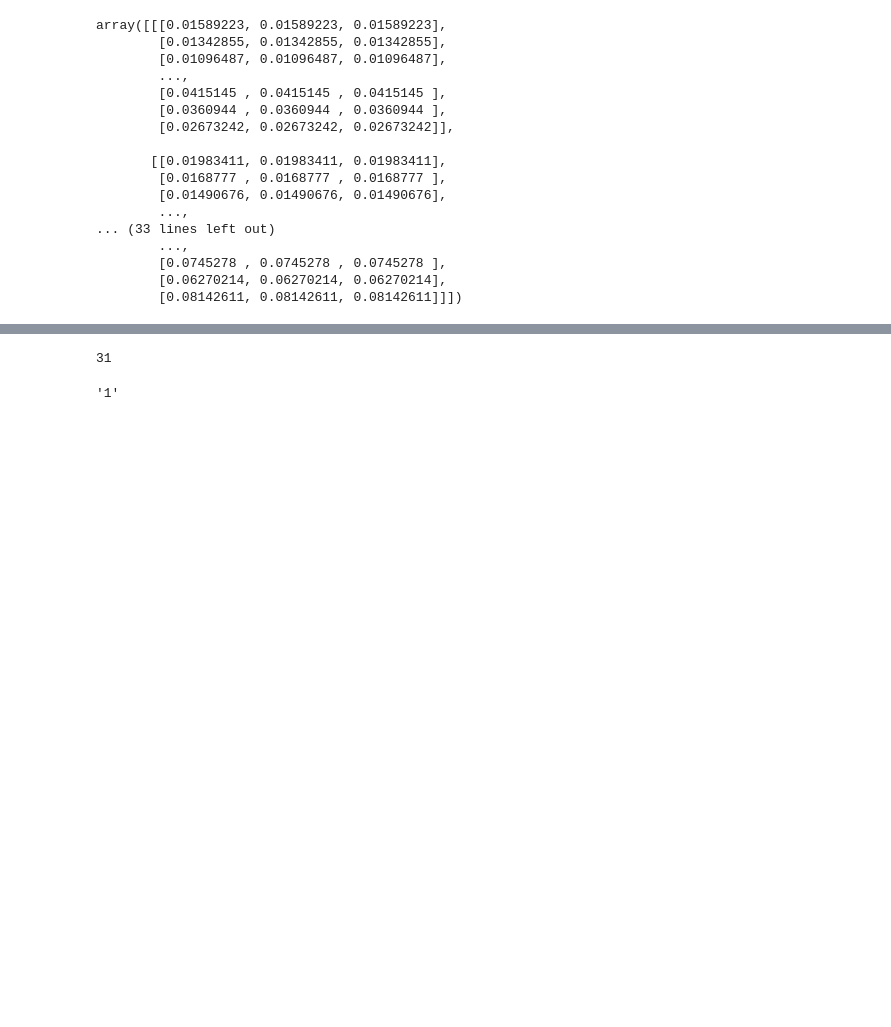
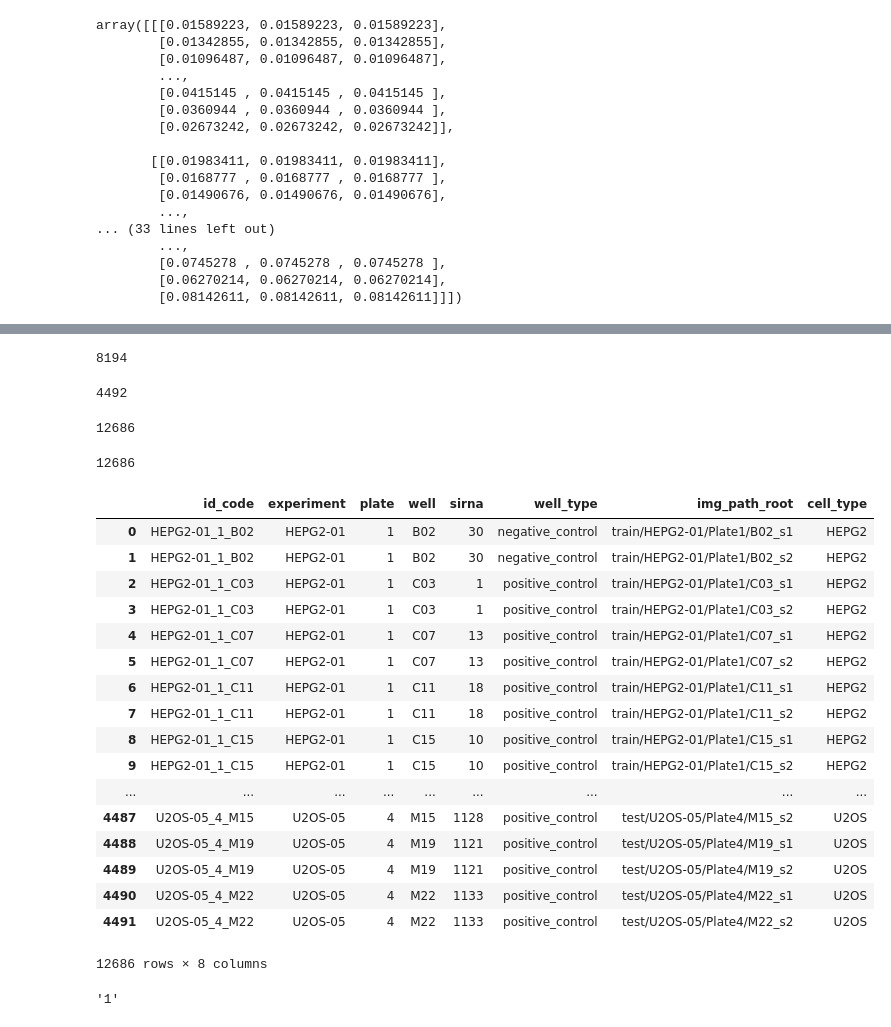
Before and after one commit to rbudnar/Capstone-project, a Jupyter notebook: Testing.ipynb, the cells around one changed output, grey strips where cells are left out. Cells and saved outputs as stored; diff of their text form; code cells hidden in the pictures; blank space fills up the shorter version.

```diff
--- a/Testing.ipynb
+++ b/Testing.ipynb
@@ -121,4 +157,6 @@ df.loc[df['channel'] == '1']["mean"].mean()
 # %%
+# df_train = df_train.drop(["Unnamed: 0"], axis=1)
+display(len(df_train), len(df_test), len(df_train) + len(df_test))
 #df.to_csv(path_or_buf="train_1.csv", index=False)
 # df3 = generate_dataframe_from_csv_rootpath("./train.csv")
 # df3.to_csv(path_or_buf="train_root.csv", index=False)
@@ -128,14 +166,39 @@ df.loc[df['channel'] == '1']["mean"].mean()
 # df4 = pd.read_csv("train_6.csv", dtype={'sirna': object})
 # df_controls = generate_dataframe_from_csv_horizontal("./train_controls.csv", 6, root_name_only=True)
 # df_controls["cell_type"] = df_controls["experiment"].apply(lambda r: r[:r.find("-")])
-df = pd.read_csv("train_controls_root.csv", dtype={'sirna': object})
-# df_test = pd.read_csv("test.csv")
-# df = pd.read_csv("train_1.csv")
-# display(df)
-rows = df[df["cell_type"] == "HEPG2"]
-# display(rows)
-x = rows[["img_path_root", "cell_type"]]
-y = rows["sirna"]
-display(len(y.unique()))
+# df = pd.read_csv("train_controls_root.csv", dtype={'sirna': object})
+# # df_test = pd.read_csv("test.csv")
+# # df = pd.read_csv("train_1.csv")
+# # display(df)
+# rows = df[df["cell_type"] == "HEPG2"]
+# # display(rows)
+# x = rows[["img_path_root", "cell_type"]]
+# y = rows["sirna"]
+# display(len(y.unique()))
 # %% [output]
-31
+8194
+4492
+12686
+# %%
+merged = pd.concat([df_train, df_test])
+display(len(merged), merged)
+# %% [output]
+12686
+|  | id_code | experiment | plate | well | sirna | well_type | img_path_root | cell_type |
+| 0 | HEPG2-01_1_B02 | HEPG2-01 | 1 | B02 | 30 | negative_control | train/HEPG2-01/Plate1/B02_s1 | HEPG2 |
+| 1 | HEPG2-01_1_B02 | HEPG2-01 | 1 | B02 | 30 | negative_control | train/HEPG2-01/Plate1/B02_s2 | HEPG2 |
+| 2 | HEPG2-01_1_C03 | HEPG2-01 | 1 | C03 | 1 | positive_control | train/HEPG2-01/Plate1/C03_s1 | HEPG2 |
+| 3 | HEPG2-01_1_C03 | HEPG2-01 | 1 | C03 | 1 | positive_control | train/HEPG2-01/Plate1/C03_s2 | HEPG2 |
+| 4 | HEPG2-01_1_C07 | HEPG2-01 | 1 | C07 | 13 | positive_control | train/HEPG2-01/Plate1/C07_s1 | HEPG2 |
+| 5 | HEPG2-01_1_C07 | HEPG2-01 | 1 | C07 | 13 | positive_control | train/HEPG2-01/Plate1/C07_s2 | HEPG2 |
+| 6 | HEPG2-01_1_C11 | HEPG2-01 | 1 | C11 | 18 | positive_control | train/HEPG2-01/Plate1/C11_s1 | HEPG2 |
+| 7 | HEPG2-01_1_C11 | HEPG2-01 | 1 | C11 | 18 | positive_control | train/HEPG2-01/Plate1/C11_s2 | HEPG2 |
+| 8 | HEPG2-01_1_C15 | HEPG2-01 | 1 | C15 | 10 | positive_control | train/HEPG2-01/Plate1/C15_s1 | HEPG2 |
+| 9 | HEPG2-01_1_C15 | HEPG2-01 | 1 | C15 | 10 | positive_control | train/HEPG2-01/Plate1/C15_s2 | HEPG2 |
+| ... | ... | ... | ... | ... | ... | ... | ... | ... |
+| 4487 | U2OS-05_4_M15 | U2OS-05 | 4 | M15 | 1128 | positive_control | test/U2OS-05/Plate4/M15_s2 | U2OS |
+| 4488 | U2OS-05_4_M19 | U2OS-05 | 4 | M19 | 1121 | positive_control | test/U2OS-05/Plate4/M19_s1 | U2OS |
+| 4489 | U2OS-05_4_M19 | U2OS-05 | 4 | M19 | 1121 | positive_control | test/U2OS-05/Plate4/M19_s2 | U2OS |
+| 4490 | U2OS-05_4_M22 | U2OS-05 | 4 | M22 | 1133 | positive_control | test/U2OS-05/Plate4/M22_s1 | U2OS |
+| 4491 | U2OS-05_4_M22 | U2OS-05 | 4 | M22 | 1133 | positive_control | test/U2OS-05/Plate4/M22_s2 | U2OS |
+12686 rows × 8 columns
```
Also changed, not shown: parts of 6 cells of this notebook, 12 other files.
